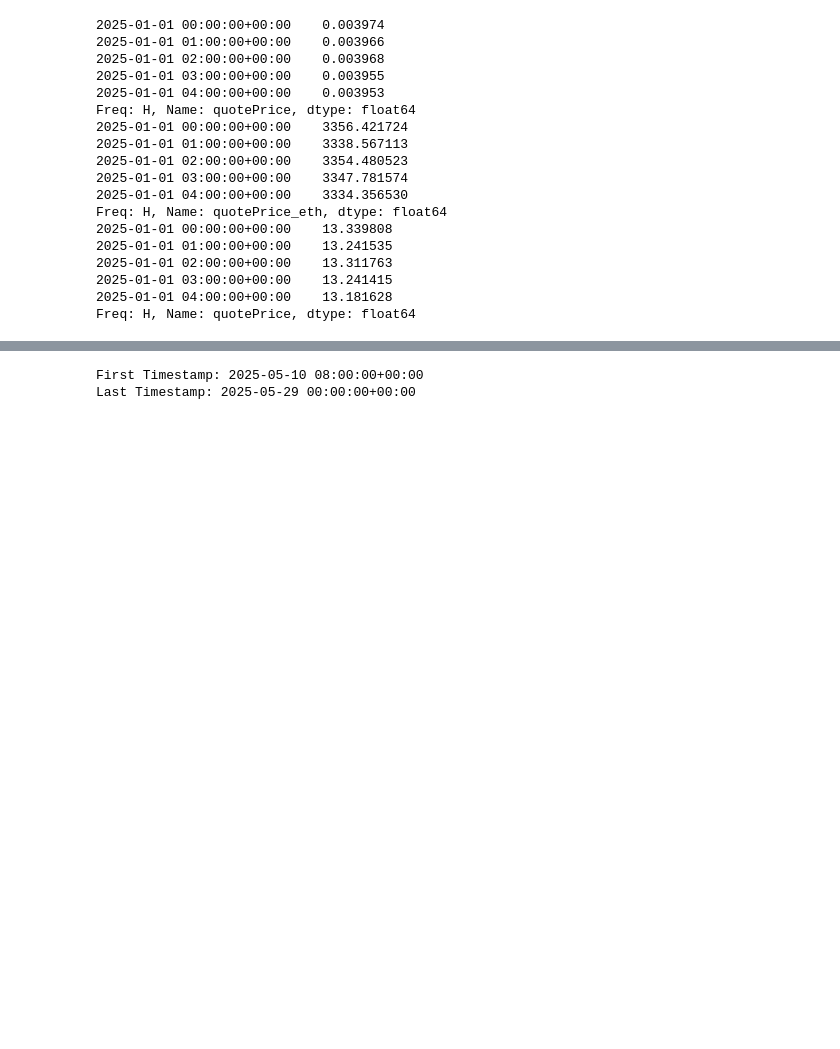
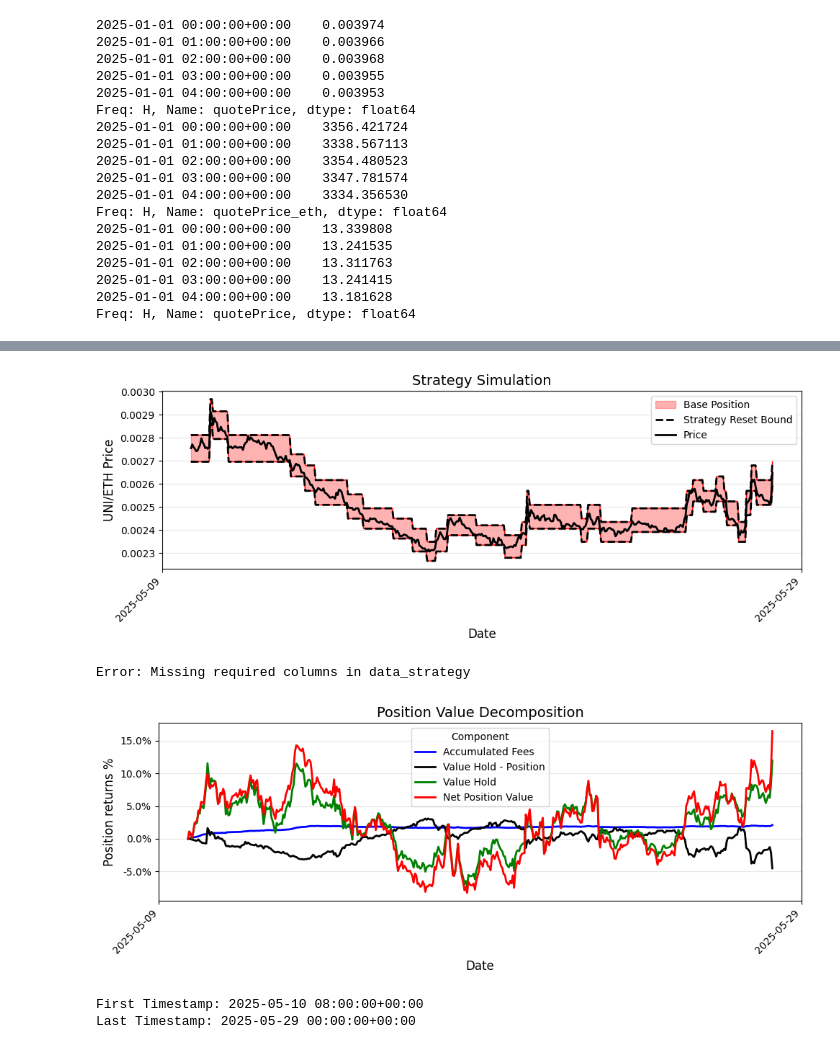
Before and after one commit to marescialloNino/univ3-strategies, a Jupyter notebook: 4_SimpleStrategy.ipynb, the cells around one changed output, grey strips where cells are left out. Saved outputs shown, nothing was run; the diff lists cells and outputs as text; code cells hidden in the pictures; blank space fills up the shorter version.

```diff
--- a/4_SimpleStrategy.ipynb
+++ b/4_SimpleStrategy.ipynb
@@ -216,3 +250,13 @@ p = plot_position_return_decomposition(results)
+# %%
+results = sim_data_collect[2]
+results.to_csv('strategy_results.csv')
+p = plot_strategy(results,'UNI/ETH Price')
+p = plot_position_value(results)
+p = plot_position_return_decomposition(results)
+# %% [output]
+[figure, added]
+Error: Missing required columns in data_strategy
+[figure, added]
 # %%
 # Load strategy results
 try:
```
Also changed, not shown: parts of 4 cells of this notebook.
